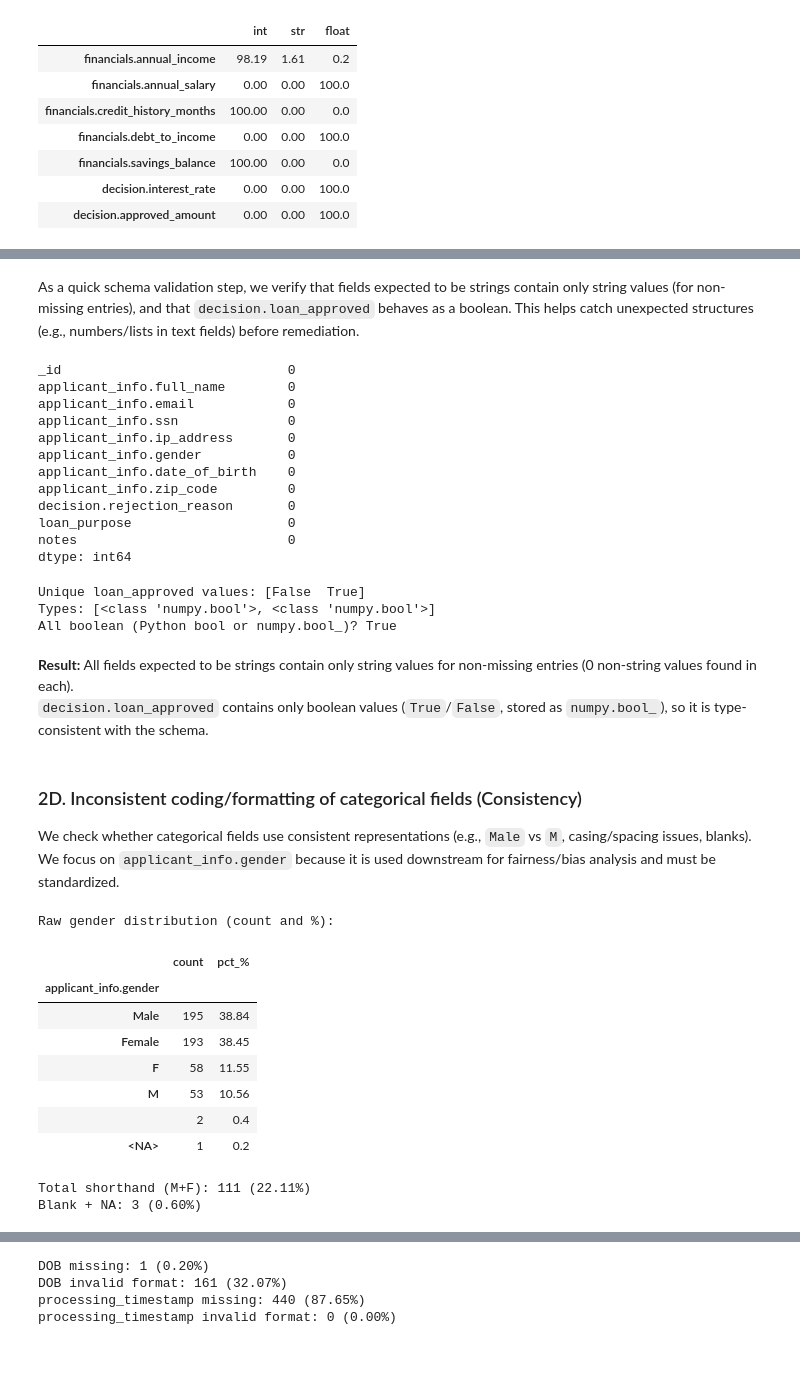
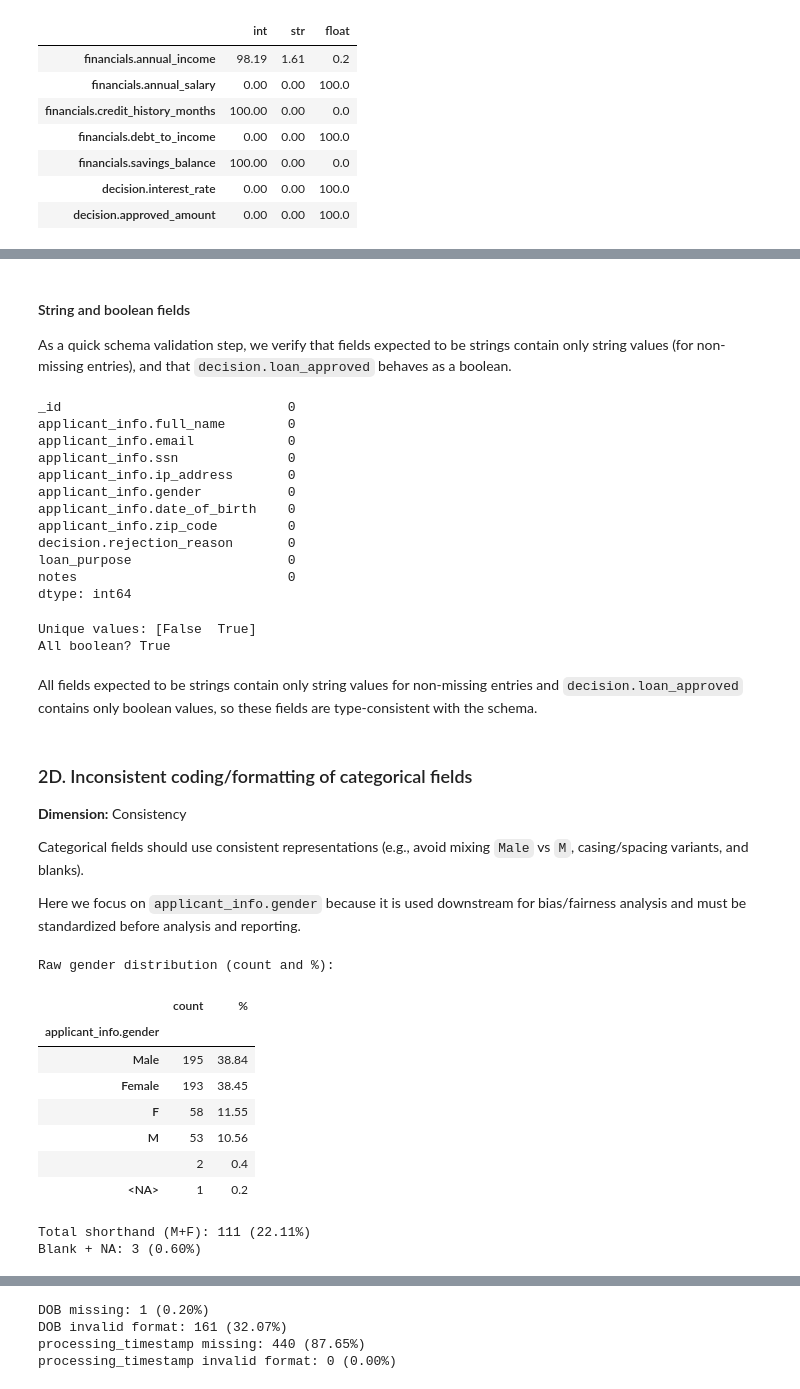
Before and after one commit to catarinapalma01/dego-project-team3, a Jupyter notebook: notebooks/01-data-quality.ipynb, the cells around one changed output, grey strips where cells are left out. Cells and saved outputs as stored; diff of their text form; code cells hidden in the pictures; blank space fills up the shorter version.

Commit message:
Clarify text and explanations for main table checks

```diff
--- a/notebooks/01-data-quality.ipynb
+++ b/notebooks/01-data-quality.ipynb
@@ -373,6 +379,9 @@ Type percentages by column (non-missing values):
 # %% [markdown]
-As a quick schema validation step, we verify that fields expected to be strings contain only string values (for non-missing entries), and that `decision.loan_approved` behaves as a boolean. This helps catch unexpected structures (e.g., numbers/lists in text fields) before remediation.
+#### String and boolean fields
+
+As a quick schema validation step, we verify that fields expected to be strings contain only string values (for non-missing entries), and that `decision.loan_approved` behaves as a boolean.
 # %%
+# Columns that should be stored as strings
 expected_str = [
     "_id",
     "applicant_info.full_name",
@@ -387,22 +396,15 @@ expected_str = [
     "notes",
 ]
 
-# For these, check if any non-missing values are NOT strings
+# Count how many non-missing values aren't strings per column
 non_string_counts = {}
 for col in expected_str:
     if col in df_raw.columns:
         s = df_raw[col]
         non_string_counts[col] = int(s.dropna().map(lambda x: not isinstance(x, str)).sum())
 
+# Show counts
 display(pd.Series(non_string_counts).sort_values(ascending=False))
-
-# Boolean check for loan_approved
-import numpy as np
-
-vals = df_raw["decision.loan_approved"].dropna().unique()
-print("Unique loan_approved values:", vals)
-print("Types:", [type(v) for v in vals])
-print("All boolean (Python bool or numpy.bool_)?", all(isinstance(v, (bool, np.bool_)) for v in vals))
 # %% [output]
 _id                             0
 applicant_info.full_name        0
@@ -416,44 +418,55 @@ decision.rejection_reason       0
 loan_purpose                    0
 notes                           0
 dtype: int64
-Unique loan_approved values: [False  True]
-Types: [<class 'numpy.bool'>, <class 'numpy.bool'>]
-All boolean (Python bool or numpy.bool_)? True
+# %%
+# Boolean check for loan_approved
+vals = df_raw["decision.loan_approved"].dropna().unique()
+print("Unique values:", vals)
+
+# Confirm all observed values are boolean
+is_bool = all(isinstance(v, (bool, np.bool_)) for v in vals)
+print("All boolean?", is_bool)
+# %% [output]
+Unique values: [False  True]
+All boolean? True
 # %% [markdown]
-**Result:** All fields expected to be strings contain only string values for non-missing entries (0 non-string values found in each).
-`decision.loan_approved` contains only boolean values (`True`/`False`, stored as `numpy.bool_`), so it is type-consistent with the schema.
+All fields expected to be strings contain only string values for non-missing entries and `decision.loan_approved` contains only boolean values, so these fields are type-consistent with the schema.
 # %% [markdown]
-### 2D. Inconsistent coding/formatting of categorical fields (Consistency)
+### 2D. Inconsistent coding/formatting of categorical fields
 
-We check whether categorical fields use consistent representations (e.g., `Male` vs `M`, casing/spacing issues, blanks).
-We focus on `applicant_info.gender` because it is used downstream for fairness/bias analysis and must be standardized.
+**Dimension:** Consistency
+
+Categorical fields should use consistent representations (e.g., avoid mixing `Male` vs `M`, casing/spacing variants, and blanks).
+
+Here we focus on `applicant_info.gender` because it is used downstream for bias/fairness analysis and must be standardized before analysis and reporting.
 # %%
-n = len(df_raw)
+# Read gender as a string column so blanks/NA are handled consistently
 g = df_raw["applicant_info.gender"].astype("string")
 
-# Full raw value distribution (counts + %)
+# Full raw value distribution
 vc = g.value_counts(dropna=False)
 vc_pct = (vc / n * 100).round(2)
 
+# Combine counts and percentages into one table
 gender_table = pd.DataFrame({
     "count": vc,
-    "pct_%": vc_pct
+    "%": vc_pct
 })
 
 print("Raw gender distribution (count and %):")
 display(gender_table)
 
-# Summary metric for shorthand + blanks (optional, still derived from the same table)
+# Summary metric for shorthand and blank/missing values
 n_M = vc.get("M", 0)
 n_F = vc.get("F", 0)
-n_blank = vc.get("", 0) # blank string after astype("string")
-n_na = vc.get(pd.NA, 0) # sometimes shows as <NA>
+n_blank = vc.get("", 0)
+n_na = vc.get(pd.NA, 0)
 
 print("Total shorthand (M+F):", n_M + n_F, f"({(n_M+n_F)/n*100:.2f}%)")
 print("Blank + NA:", n_blank + n_na, f"({(n_blank+n_na)/n*100:.2f}%)")
 # %% [output]
 Raw gender distribution (count and %):
-|  | count | pct_% |
+|  | count | % |
 | applicant_info.gender |  |  |
 | Male | 195 | 38.84 |
 | Female | 193 | 38.45 |
```
Also changed, not shown: parts of 35 cells of this notebook.
